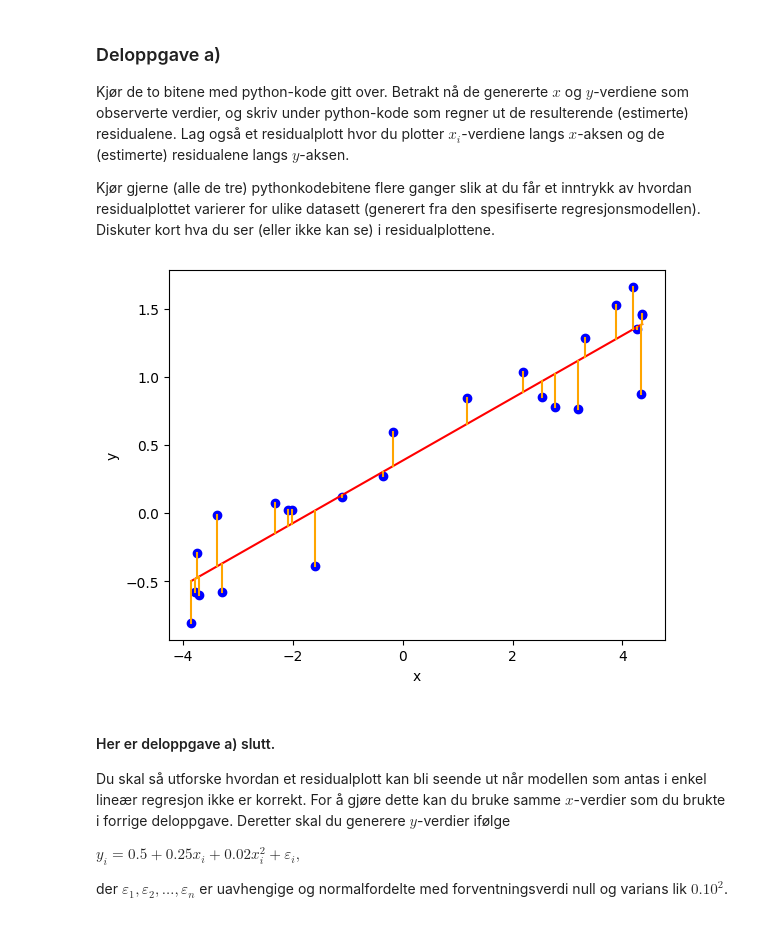
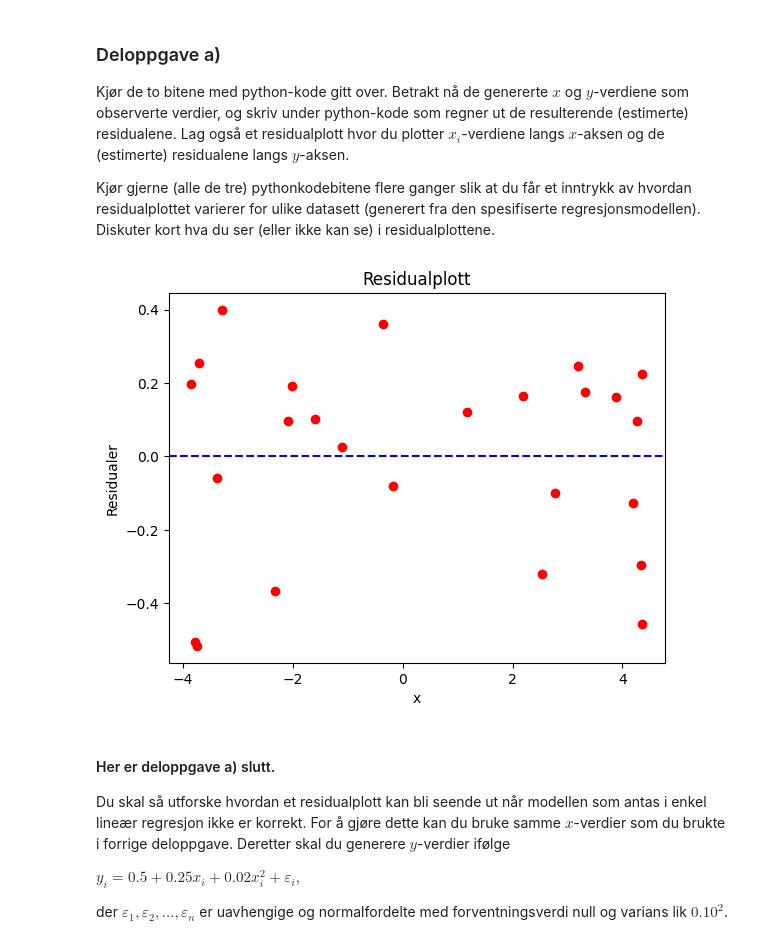
Before and after one commit to erikbohne/TMA4245_Statistics, a Jupyter notebook: pset6/innlevering6.ipynb, the cells around one changed output. Drawn from its saved outputs; the diff is of its cells as text; code cells hidden in the pictures.

```diff
--- a/pset6/innlevering6.ipynb
+++ b/pset6/innlevering6.ipynb
@@ -117,17 +117,21 @@ Kjør de to bitene med python-kode gitt over. Betrakt nå de genererte $x$ og $y
 
 Kjør gjerne (alle de tre) pythonkodebitene flere ganger slik at du får et inntrykk av hvordan residualplottet varierer for ulike datasett (generert fra den spesifiserte regresjonsmodellen). Diskuter kort hva du ser (eller ikke kan se) i residualplottene.
 # %%
-# Plot the correct line and the residuals
-plt.plot(x,y,'bo')
-plt.plot(x,paramHat[0]+paramHat[1]*x,'r')
-for i in range(n):
-    plt.plot([x[i],x[i]],[y[i],paramHat[0]+paramHat[1]*x[i]],'orange')
+epsilon = []
+alphaHat = paramHat[0]
+betaHat = paramHat[1]
 
+for i in range(len(x)):
+    epsilon.append(y[i] - alphaHat - betaHat*x[i])
+
+plt.scatter(x, epsilon, color='red')
+plt.axhline(y=0, color='blue', linestyle='--')
 plt.xlabel('x')
-plt.ylabel('y')
+plt.ylabel('Residualer')
+plt.title('Residualplott')
 plt.show()
 # %% [output]
-[figure, old version]
+[figure, new version]
 # %% [markdown]
 #### Her er deloppgave a) slutt.
 
```
Also changed, not shown: parts of 4 cells of this notebook, 4 other files.
